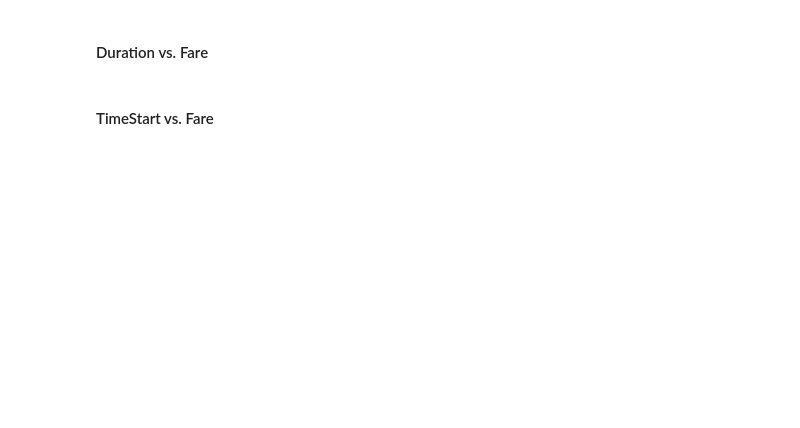
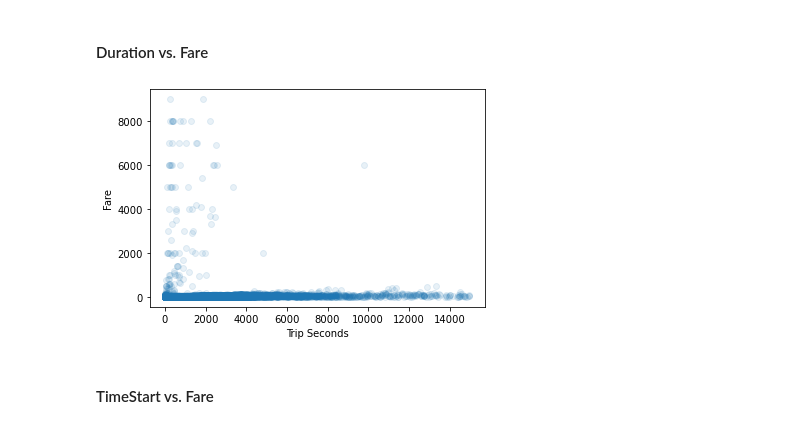
Before and after one commit to LucaCatta97/assignement1, a Jupyter notebook: Cleanning_Data.ipynb, the cells around one changed output. Drawn from its saved outputs; the diff is of its cells as text; code cells hidden in the pictures; blank space fills up the shorter version.

```diff
--- a/Cleanning_Data.ipynb
+++ b/Cleanning_Data.ipynb
@@ -589,13 +582,15 @@ plt.show()
 #### Duration vs. Fare
 # %%
 #TODO
-e = d[d.Trip_Seconds < 15000]
+e = df[df.Trip_Seconds < 15000]
 f = e[e.Trip_Seconds > 0]
 
 plt.scatter(f.Trip_Seconds, f.Fare, alpha = 0.1)
 plt.xlabel('Trip Seconds')
 plt.ylabel('Fare')
 plt.show()
+# %% [output]
+[figure, added]
 # %% [markdown]
 #### TimeStart vs. Fare
 # %%
```
Also changed, not shown: parts of 6 cells of this notebook.
